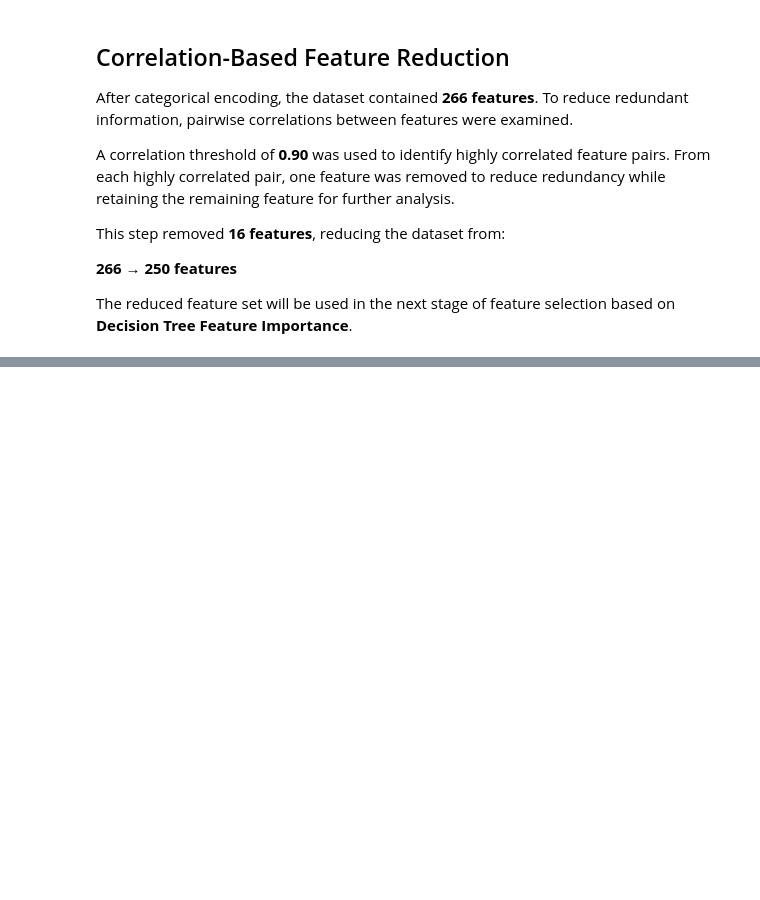
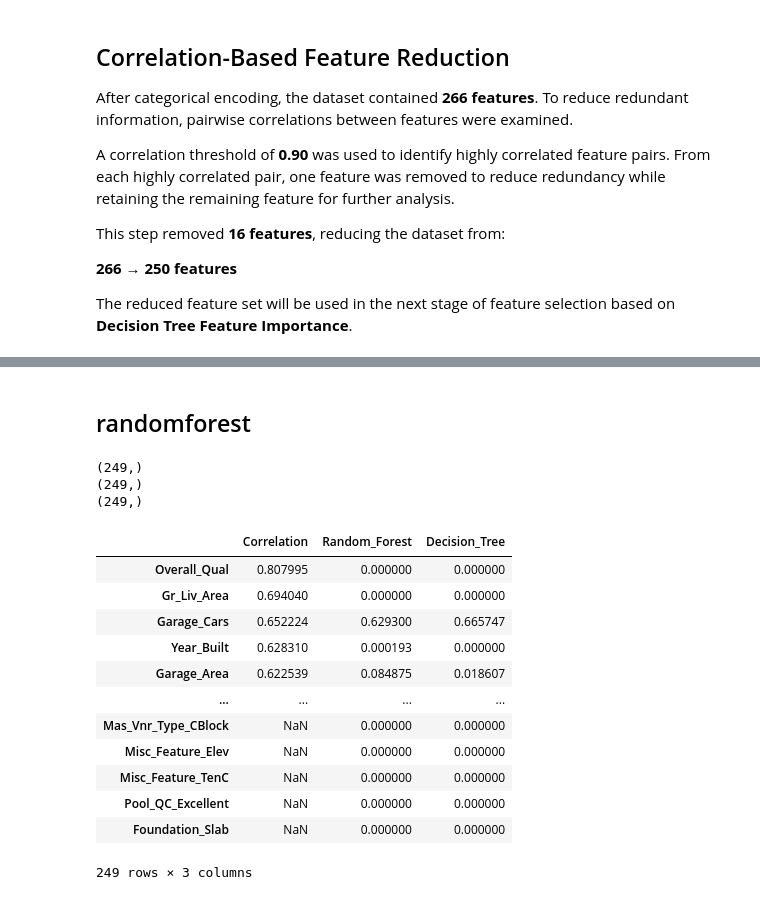
Before and after one commit to Mohamadzf23/ames-housing-price-prediction, a Jupyter notebook: src/ames_housing_price_prediction.ipynb, the cells around one changed output, grey strips where cells are left out. Saved outputs shown, nothing was run; the diff lists cells and outputs as text; code cells hidden in the pictures; blank space fills up the shorter version.

```diff
--- a/src/ames_housing_price_prediction.ipynb
+++ b/src/ames_housing_price_prediction.ipynb
@@ -2410,0 +2456,9 @@ The reduced feature set will be used in the next stage of feature selection base
+# %%
+X = df.drop(columns='Sale_Price')
+y = df['Sale_Price']
+# %%
+X_train, X_test, y_train, y_test = train_test_split(X, y, test_size=0.2, random_state=42)
+
+scale = StandardScaler()
+X_train_scaled = scale.fit_transform(X_train)
+X_test_scaled = scale.transform(X_test)
@@ -2410,0 +2469,7 @@ The reduced feature set will be used in the next stage of feature selection base
+# %%
+tree1 = DecisionTreeRegressor(max_depth=3, min_samples_split=2, min_samples_leaf=20)
+
+tree1.fit(X_train, y_train)
+
+important_tree1 = tree1.feature_importances_
+important_tree1
@@ -2410,0 +2494,37 @@ The reduced feature set will be used in the next stage of feature selection base
+# %% [markdown]
+## randomforest
+# %%
+rf1 = RandomForestRegressor(max_depth=3, min_samples_split=2, min_samples_leaf=20)
+
+rf1.fit(X_train, y_train)
+
+important_rf1 = rf1.feature_importances_
+# %%
+print(df_corr.shape)
+print(important_tree1.shape)
+print(important_rf1.shape)
+# %% [output]
+(249,)
+(249,)
+(249,)
+# %%
+df_important = pd.DataFrame({
+    'Correlation': df_corr,
+    'Random_Forest': important_rf1,
+    'Decision_Tree': important_tree1
+})
+df_important.sort_values('Correlation', ascending=False)
+# %% [output]
+|  | Correlation | Random_Forest | Decision_Tree |
+| Overall_Qual | 0.807995 | 0.000000 | 0.000000 |
+| Gr_Liv_Area | 0.694040 | 0.000000 | 0.000000 |
+| Garage_Cars | 0.652224 | 0.629300 | 0.665747 |
+| Year_Built | 0.628310 | 0.000193 | 0.000000 |
+| Garage_Area | 0.622539 | 0.084875 | 0.018607 |
+| ... | ... | ... | ... |
+| Mas_Vnr_Type_CBlock | NaN | 0.000000 | 0.000000 |
+| Misc_Feature_Elev | NaN | 0.000000 | 0.000000 |
+| Misc_Feature_TenC | NaN | 0.000000 | 0.000000 |
+| Pool_QC_Excellent | NaN | 0.000000 | 0.000000 |
+| Foundation_Slab | NaN | 0.000000 | 0.000000 |
+249 rows × 3 columns
```
Also changed, not shown: parts of 23 cells of this notebook.
